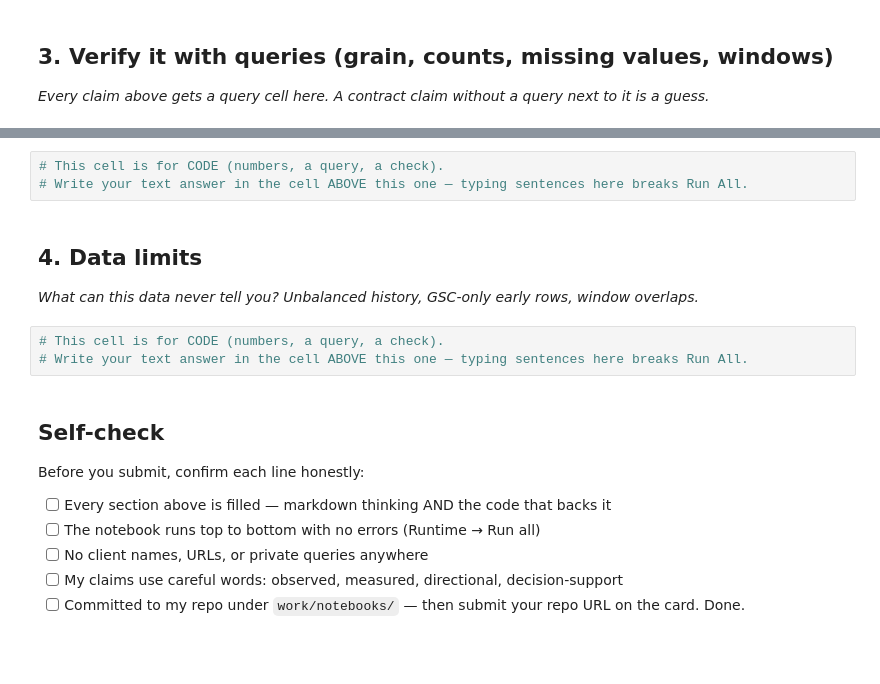
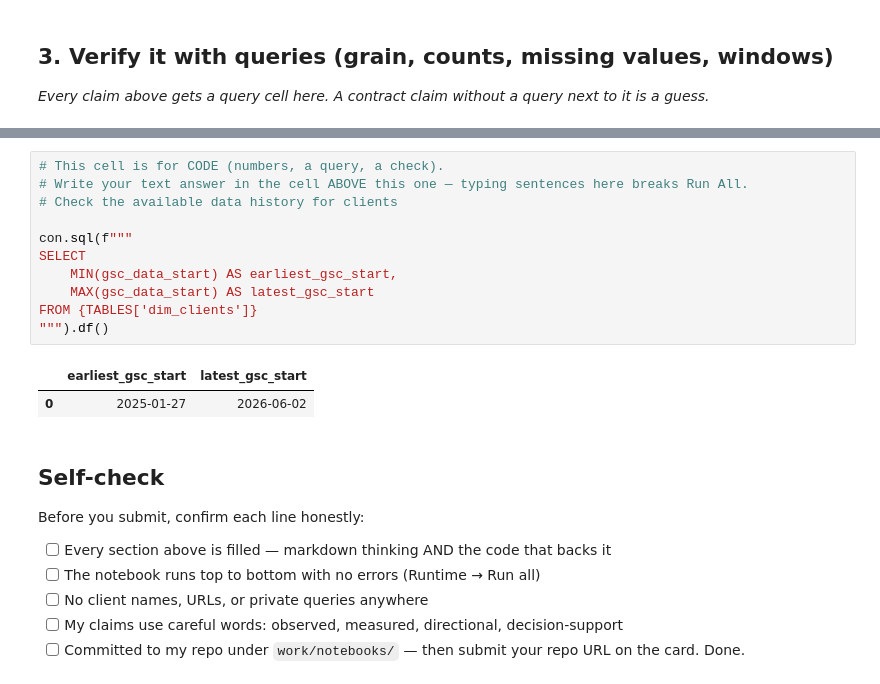
Before and after one commit to mirabdulbaqi/flyrank-ml-internship, a Jupyter notebook: work/notebooks/w03_data_contract.ipynb, the cells around one changed output, grey strips where cells are left out. Cells and saved outputs as stored; diff of their text form; blank space fills up the shorter version.

```diff
--- a/work/notebooks/w03_data_contract.ipynb
+++ b/work/notebooks/w03_data_contract.ipynb
@@ -27,13 +147,17 @@ This skeleton is yours to fill. Work the sections **in order** — each one has
 # %%
 # This cell is for CODE (numbers, a query, a check).
 # Write your text answer in the cell ABOVE this one — typing sentences here breaks Run All.
+# Check the available data history for clients
+
+con.sql(f"""
+SELECT
+    MIN(gsc_data_start) AS earliest_gsc_start,
+    MAX(gsc_data_start) AS latest_gsc_start
+FROM {TABLES['dim_clients']}
+""").df()
+# %% [output]
+|  | earliest_gsc_start | latest_gsc_start |
+| 0 | 2025-01-27 | 2026-06-02 |
-# %% [markdown]
-## 4. Data limits
-
-*What can this data never tell you? Unbalanced history, GSC-only early rows, window overlaps.*
-# %%
-# This cell is for CODE (numbers, a query, a check).
-# Write your text answer in the cell ABOVE this one — typing sentences here breaks Run All.
 # %% [markdown]
 ## Self-check
 
```
Also changed, not shown: parts of 10 cells of this notebook.
